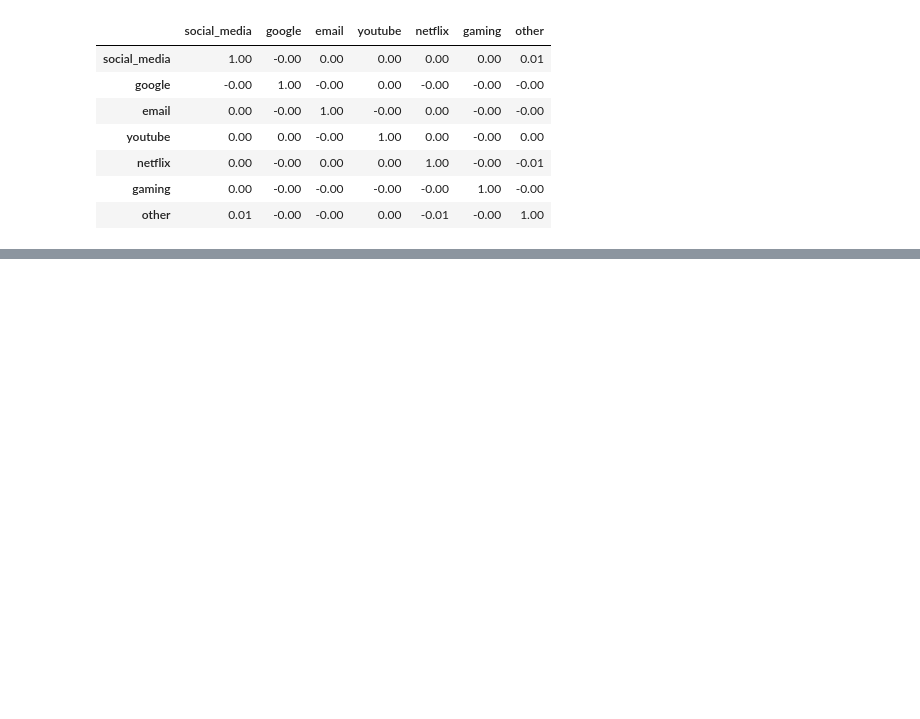
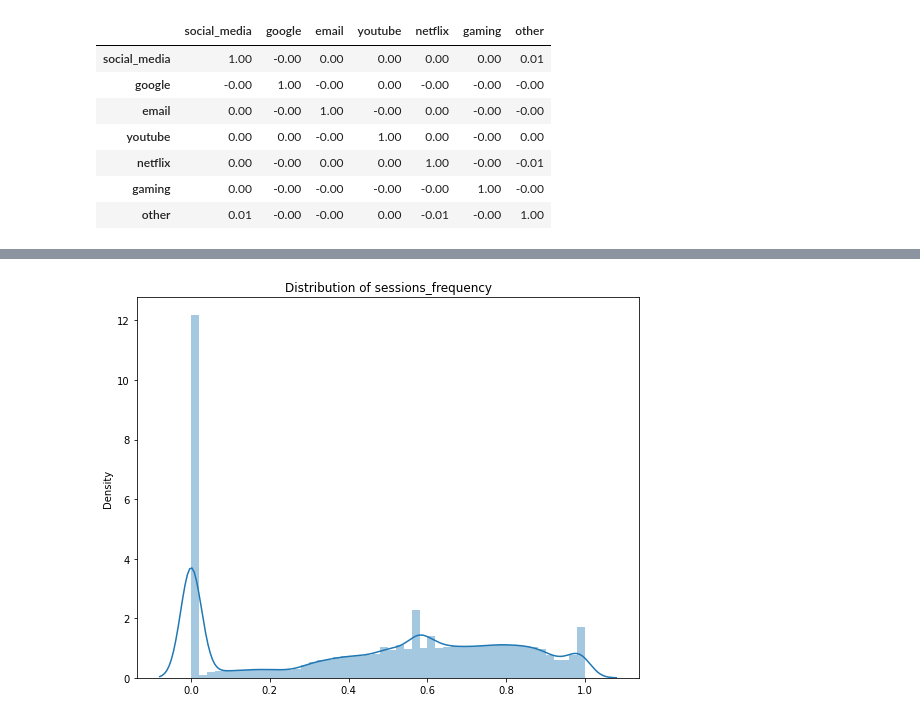
Before and after one commit to ItsDebol/User_Analytics_in_the_Telecommunication_Industry, a Jupyter notebook: Data_Exploration.ipynb, the cells around one changed output, grey strips where cells are left out. Saved outputs shown, nothing was run; the diff lists cells and outputs as text; code cells hidden in the pictures; blank space fills up the shorter version.

```diff
--- a/Data_Exploration.ipynb
+++ b/Data_Exploration.ipynb
@@ -1021,0 +1101,18 @@ data_correlation
+# %%
+def handle_outliers(df, col):
+    df = df.copy()
+    q1 = df[col].quantile(0.25)
+    q3 = df[col].quantile(0.75)
+
+    lower_bound = q1 - ((1.5) * (q3 - q1))
+    upper_bound = q3 + ((1.5) * (q3 - q1))
+
+    df[col] = np.where(df[col] < lower_bound, lower_bound, df[col])
+    df[col] = np.where(df[col] > upper_bound, upper_bound, df[col])
+
+    return df
+# %%
+cleaned_engagment_metrics = handle_outliers(engagment_metrics, 'sessions_frequency')
+cleaned_engagment_metrics = handle_outliers(cleaned_engagment_metrics, 'Dur. (ms)')
+cleaned_engagment_metrics = handle_outliers(cleaned_engagment_metrics, 'total_traffic')
+cleaned_engagment_metrics.describe()
@@ -1021,0 +1129,3 @@ data_correlation
+# %%
+normalized_metrics = scale_and_normalize(cleaned_engagment_metrics, ['sessions_frequency', 'duration', 'total_traffic'])
+normalized_metrics.describe()
@@ -1021,0 +1142,9 @@ data_correlation
+# %%
+def plot_dist(df: pd.DataFrame, column: str):
+    plt.figure(figsize=(9, 7))
+    sns.distplot(df).set_title(f'Distribution of {column}')
+    plt.show()
+
+plot_dist(normalized_metrics, 'sessions_frequency',)
+# %% [output]
+[figure, added]
```
Also changed, not shown: parts of 31 cells of this notebook, 1 other file.
